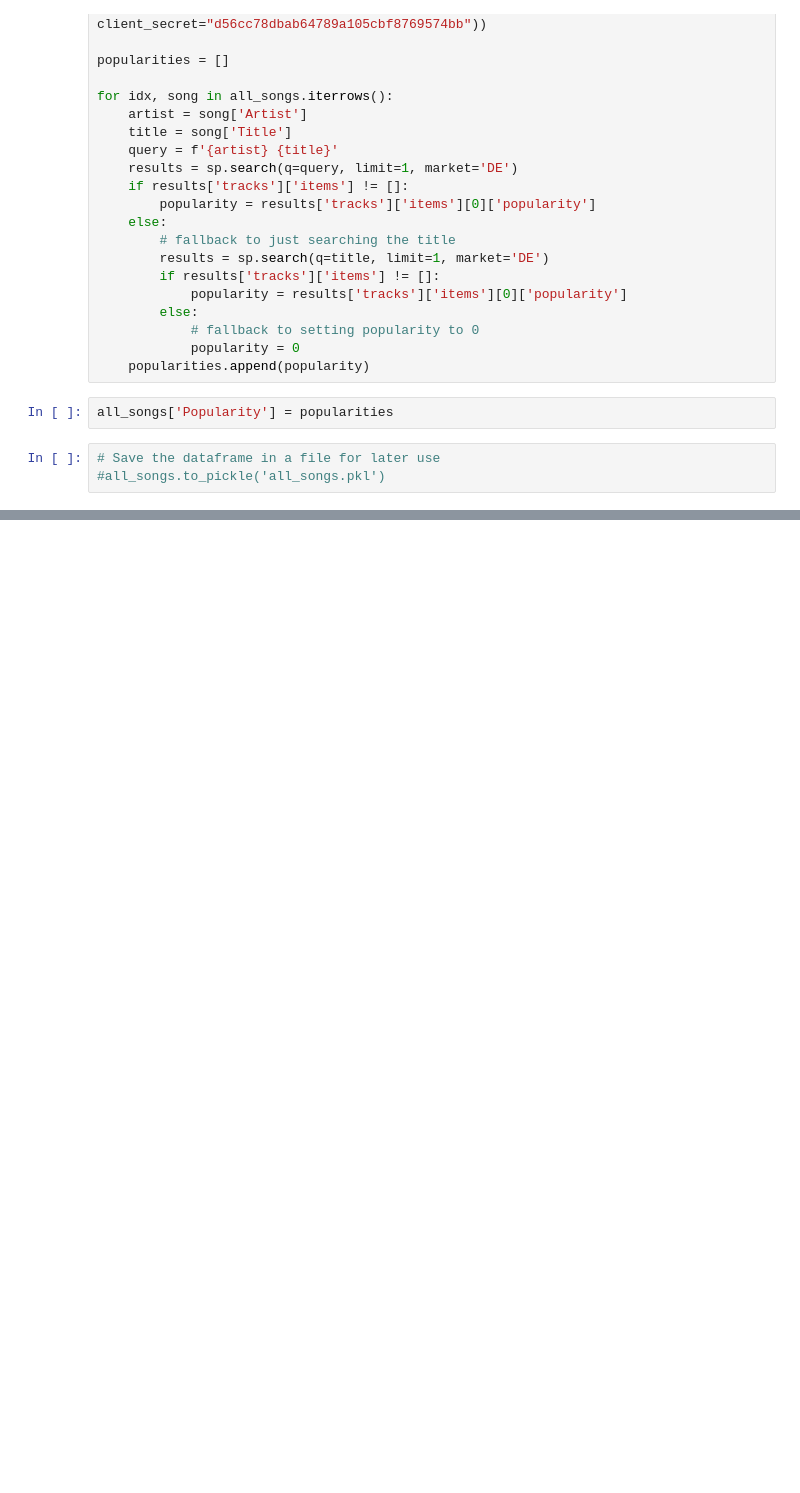
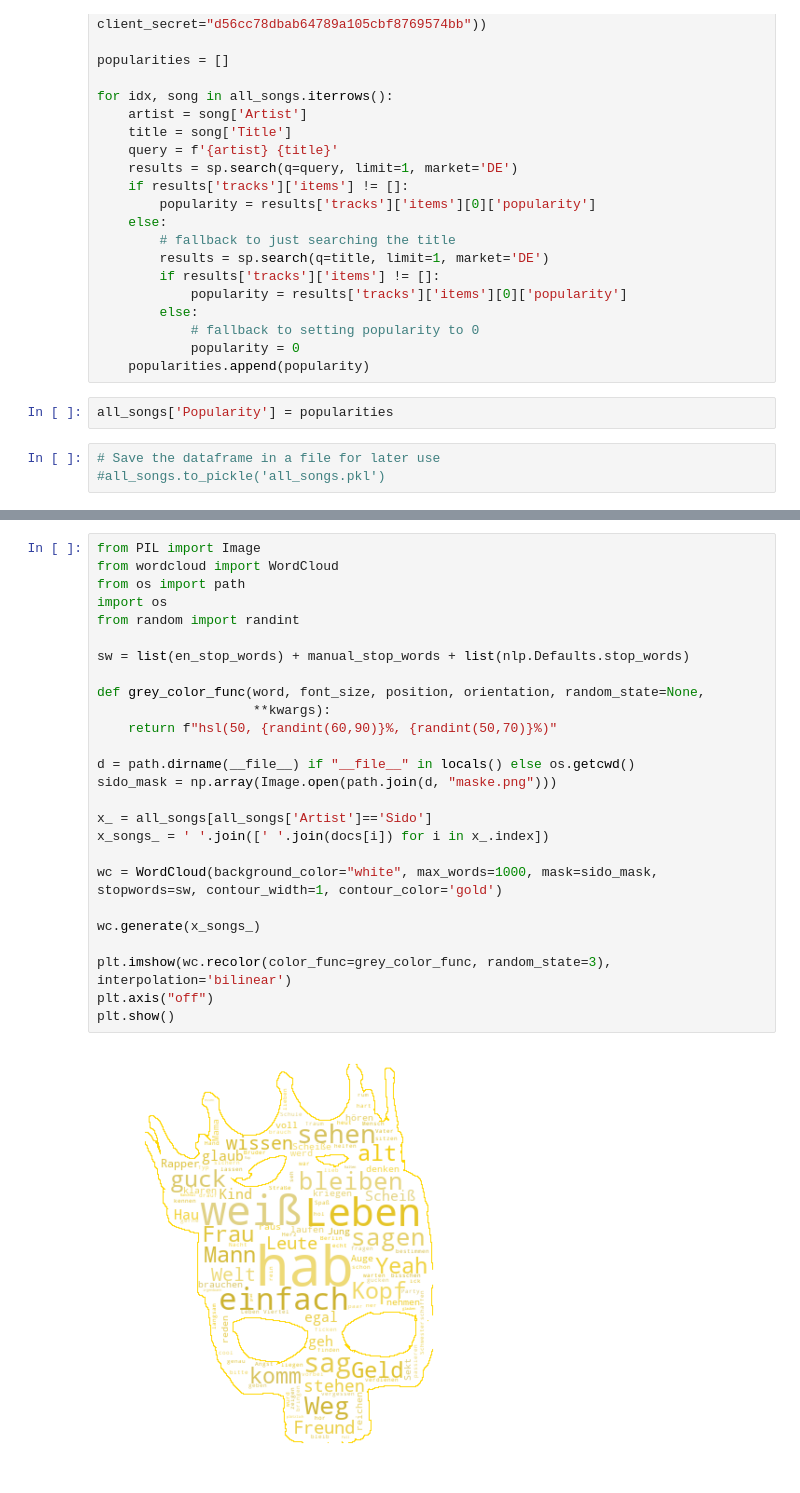
Before and after one commit to Lucapaulo/Text-Mining-Project, a Jupyter notebook: Project - Main.ipynb, the cells around one changed output, grey strips where cells are left out. Drawn from its saved outputs; the diff is of its cells as text; blank space fills up the shorter version.

```diff
--- a/Project - Main.ipynb
+++ b/Project - Main.ipynb
@@ -835,3 +864,31 @@ x_[x_['Release']=='2007']
 | 4528 | Orakel | Kool Savas | 2007 | Guck dich an, du bist nicht wirkl... | 2 | 0.122989 | 0.020668 | 0.483201 | 0.369796 | ... |
 | 4556 | Tot oder Lebendig | Kool Savas | 2007 | Dieser Rhyme hier entsteht grad a... | 2 | 0.058218 | 0.073746 | 0.579085 | 0.285998 | ... |
 | 4571 | Welle | Kool Savas | 2007 | Haltet euch nicht mehr fest Lasst... | 2 | 0.113205 | 0.015471 | 0.450241 | 0.418054 | ... |
+# %%
+from PIL import Image
+from wordcloud import WordCloud
+from os import path
+import os
+from random import randint
+
+sw = list(en_stop_words) + manual_stop_words + list(nlp.Defaults.stop_words)
+
+def grey_color_func(word, font_size, position, orientation, random_state=None,
+                    **kwargs):
+    return f"hsl(50, {randint(60,90)}%, {randint(50,70)}%)"
+
+d = path.dirname(__file__) if "__file__" in locals() else os.getcwd()
+sido_mask = np.array(Image.open(path.join(d, "maske.png")))
+
+x_ = all_songs[all_songs['Artist']=='Sido']
+x_songs_ = ' '.join([' '.join(docs[i]) for i in x_.index])
+
+wc = WordCloud(background_color="white", max_words=1000, mask=sido_mask, stopwords=sw, contour_width=1, contour_color='gold')
+
+wc.generate(x_songs_)
+
+plt.imshow(wc.recolor(color_func=grey_color_func, random_state=3), interpolation='bilinear')
+plt.axis("off")
+plt.show()
+# %% [output]
+[figure, added]
```
Also changed, not shown: parts of 7 cells of this notebook, 8 other files.
